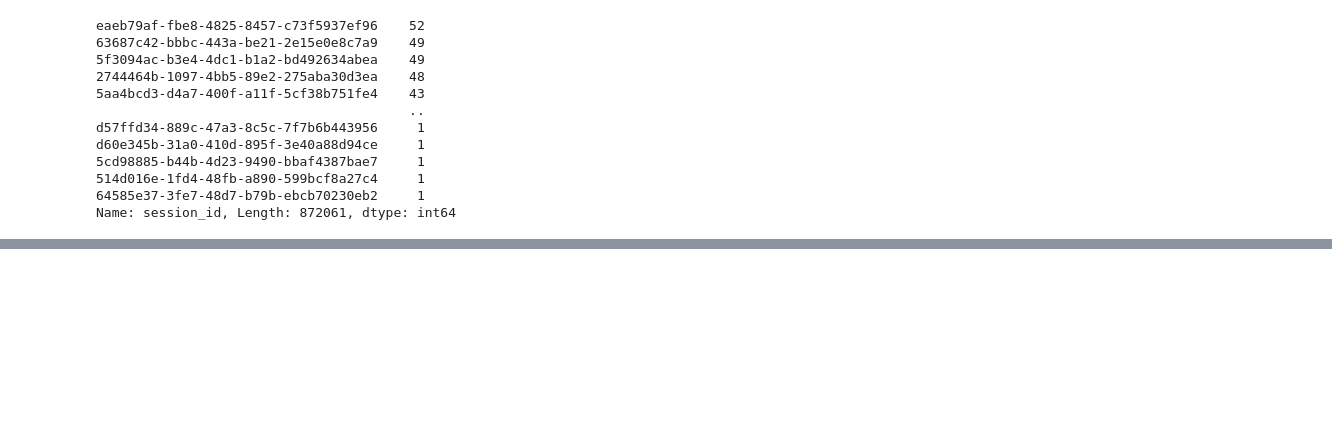
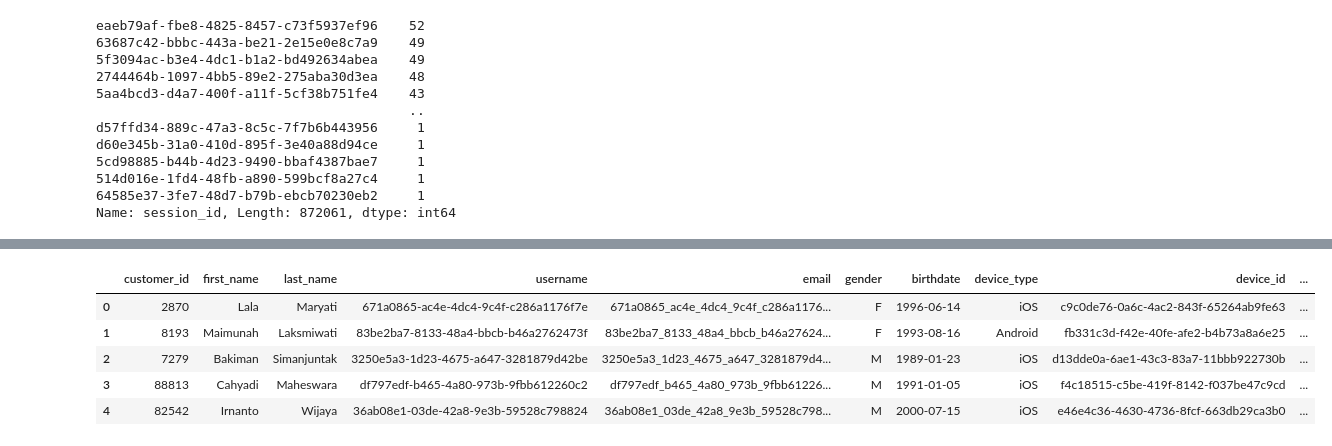
Before and after one commit to latifaahu/kaggle-fp, a Jupyter notebook: coba-week2.ipynb, the cells around one changed output, grey strips where cells are left out. Cells and saved outputs as stored; diff of their text form; code cells hidden in the pictures; blank space fills up the shorter version.

```diff
--- a/coba-week2.ipynb
+++ b/coba-week2.ipynb
@@ -443,0 +473,9 @@ Name: session_id, Length: 872061, dtype: int64
+# %%
+cust.head()
+# %% [output]
+|  | customer_id | first_name | last_name | username | email | gender | birthdate | device_type | device_id | ... |
+| 0 | 2870 | Lala | Maryati | 671a0865-ac4e-4dc4-9c4f-c286a1176f7e | 671a0865_ac4e_4dc4_9c4f_c286a1176... | F | 1996-06-14 | iOS | c9c0de76-0a6c-4ac2-843f-65264ab9fe63 | ... |
+| 1 | 8193 | Maimunah | Laksmiwati | 83be2ba7-8133-48a4-bbcb-b46a2762473f | 83be2ba7_8133_48a4_bbcb_b46a27624... | F | 1993-08-16 | Android | fb331c3d-f42e-40fe-afe2-b4b73a8a6e25 | ... |
+| 2 | 7279 | Bakiman | Simanjuntak | 3250e5a3-1d23-4675-a647-3281879d42be | 3250e5a3_1d23_4675_a647_3281879d4... | M | 1989-01-23 | iOS | d13dde0a-6ae1-43c3-83a7-11bbb922730b | ... |
+| 3 | 88813 | Cahyadi | Maheswara | df797edf-b465-4a80-973b-9fbb612260c2 | df797edf_b465_4a80_973b_9fbb61226... | M | 1991-01-05 | iOS | f4c18515-c5be-419f-8142-f037be47c9cd | ... |
+| 4 | 82542 | Irnanto | Wijaya | 36ab08e1-03de-42a8-9e3b-59528c798824 | 36ab08e1_03de_42a8_9e3b_59528c798... | M | 2000-07-15 | iOS | e46e4c36-4630-4736-8fcf-663db29ca3b0 | ... |
```
Also changed, not shown: parts of 26 cells of this notebook.
